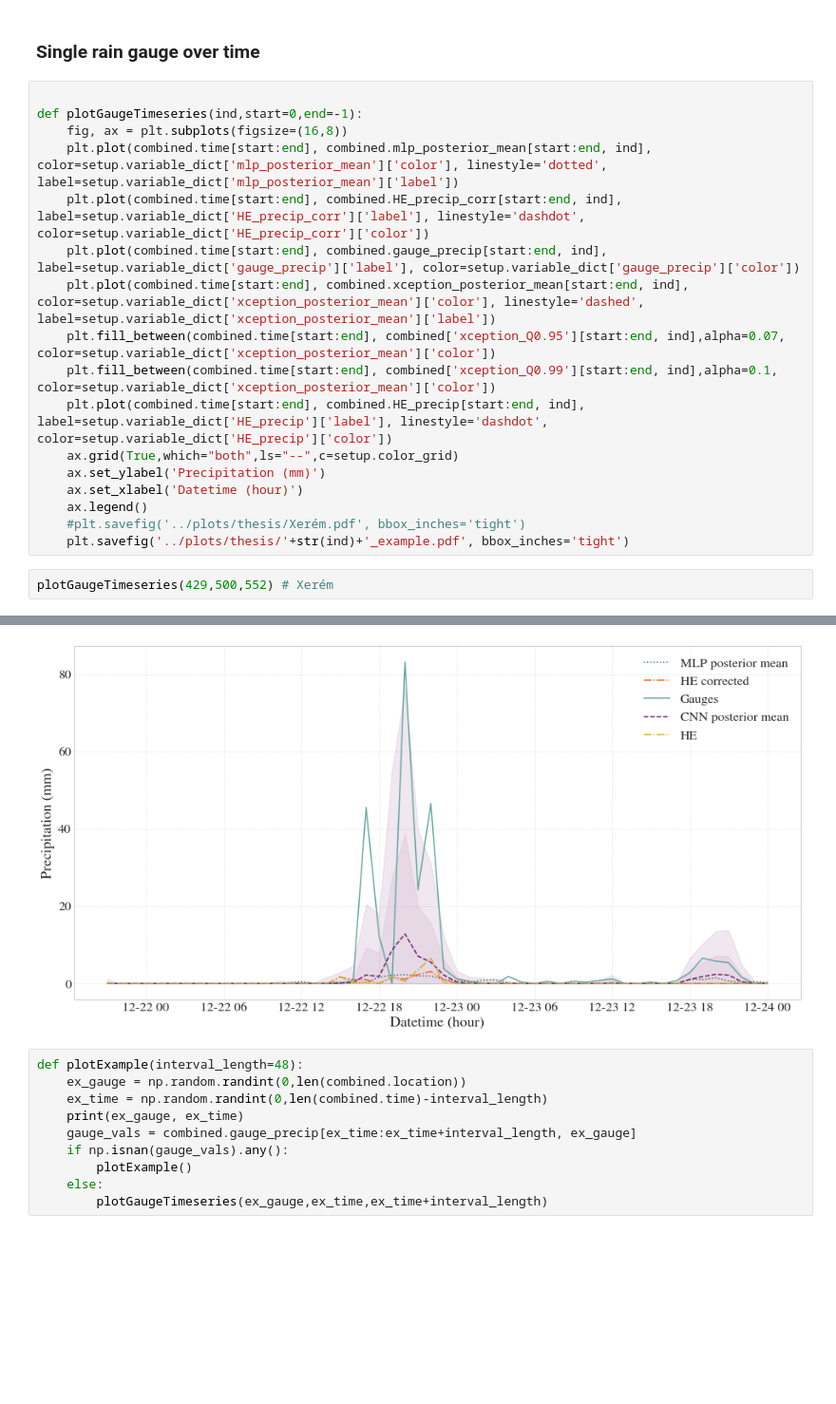
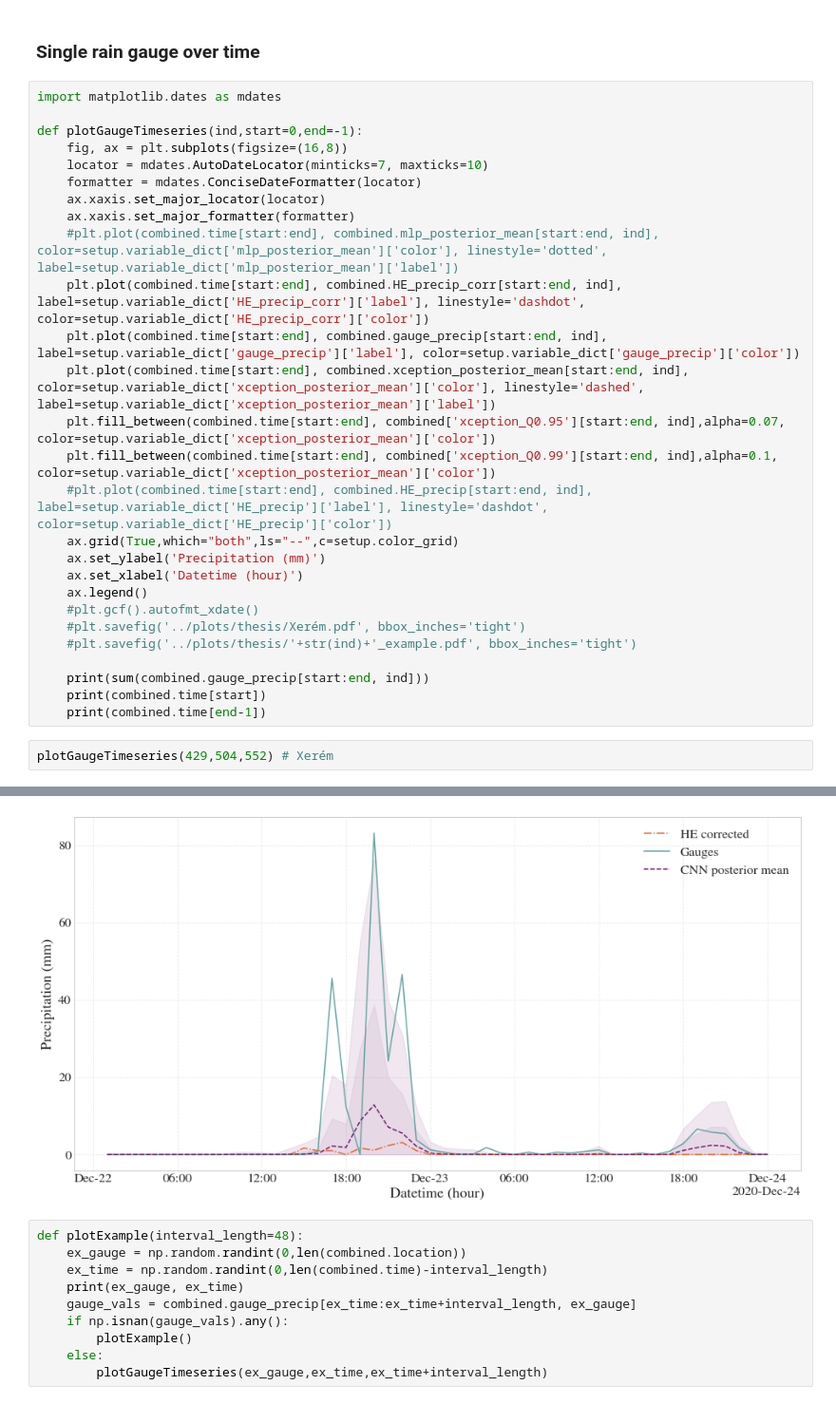
Before and after one commit to ingridingemarsson/geostat-masters-thesis, a Jupyter notebook: notebooks/compare_gauge_he_preds.ipynb, the cells around one changed output, grey strips where cells are left out. Shown at 95% size. Saved outputs shown, nothing was run; the diff lists cells and outputs as text; blank space fills up the shorter version.

Commit message:
plot changes roc

```diff
--- a/notebooks/compare_gauge_he_preds.ipynb
+++ b/notebooks/compare_gauge_he_preds.ipynb
@@ -682,22 +722,32 @@ diurnal_cycle(combined_local_time, xlab='Local time (hour)') #time with local ut
 # %% [markdown]
 ### Single rain gauge over time
 # %%
+import matplotlib.dates as mdates
 
 def plotGaugeTimeseries(ind,start=0,end=-1):
     fig, ax = plt.subplots(figsize=(16,8))
-    plt.plot(combined.time[start:end], combined.mlp_posterior_mean[start:end, ind], color=setup.variable_dict['mlp_posterior_mean']['color'], linestyle='dotted', label=setup.variable_dict['mlp_posterior_mean']['label'])
+    locator = mdates.AutoDateLocator(minticks=7, maxticks=10)
+    formatter = mdates.ConciseDateFormatter(locator)
+    ax.xaxis.set_major_locator(locator)
+    ax.xaxis.set_major_formatter(formatter)
+    #plt.plot(combined.time[start:end], combined.mlp_posterior_mean[start:end, ind], color=setup.variable_dict['mlp_posterior_mean']['color'], linestyle='dotted', label=setup.variable_dict['mlp_posterior_mean']['label'])
     plt.plot(combined.time[start:end], combined.HE_precip_corr[start:end, ind], label=setup.variable_dict['HE_precip_corr']['label'], linestyle='dashdot', color=setup.variable_dict['HE_precip_corr']['color'])
     plt.plot(combined.time[start:end], combined.gauge_precip[start:end, ind], label=setup.variable_dict['gauge_precip']['label'], color=setup.variable_dict['gauge_precip']['color'])
     plt.plot(combined.time[start:end], combined.xception_posterior_mean[start:end, ind], color=setup.variable_dict['xception_posterior_mean']['color'], linestyle='dashed', label=setup.variable_dict['xception_posterior_mean']['label'])
     plt.fill_between(combined.time[start:end], combined['xception_Q0.95'][start:end, ind],alpha=0.07, color=setup.variable_dict['xception_posterior_mean']['color'])
     plt.fill_between(combined.time[start:end], combined['xception_Q0.99'][start:end, ind],alpha=0.1, color=setup.variable_dict['xception_posterior_mean']['color'])
-    plt.plot(combined.time[start:end], combined.HE_precip[start:end, ind], label=setup.variable_dict['HE_precip']['label'], linestyle='dashdot', color=setup.variable_dict['HE_precip']['color'])
+    #plt.plot(combined.time[start:end], combined.HE_precip[start:end, ind], label=setup.variable_dict['HE_precip']['label'], linestyle='dashdot', color=setup.variable_dict['HE_precip']['color'])
     ax.grid(True,which="both",ls="--",c=setup.color_grid)
     ax.set_ylabel('Precipitation (mm)')
     ax.set_xlabel('Datetime (hour)')
     ax.legend()
+    #plt.gcf().autofmt_xdate()
     #plt.savefig('../plots/thesis/Xerém.pdf', bbox_inches='tight')
-    plt.savefig('../plots/thesis/'+str(ind)+'_example.pdf', bbox_inches='tight')
+    #plt.savefig('../plots/thesis/'+str(ind)+'_example.pdf', bbox_inches='tight')
+
+    print(sum(combined.gauge_precip[start:end, ind]))
+    print(combined.time[start])
+    print(combined.time[end-1])
 # %%
-plotGaugeTimeseries(429,500,552) # Xerém
+plotGaugeTimeseries(429,504,552) # Xerém
 # %% [output]
@@ -704,4 +766,4 @@ plotGaugeTimeseries(429,500,552) # Xerém
-[figure, old version]
+[figure, new version]
 # %%
 def plotExample(interval_length=48):
     ex_gauge = np.random.randint(0,len(combined.location))
```
Also changed, not shown: parts of 12 cells of this notebook, 10 other files.
